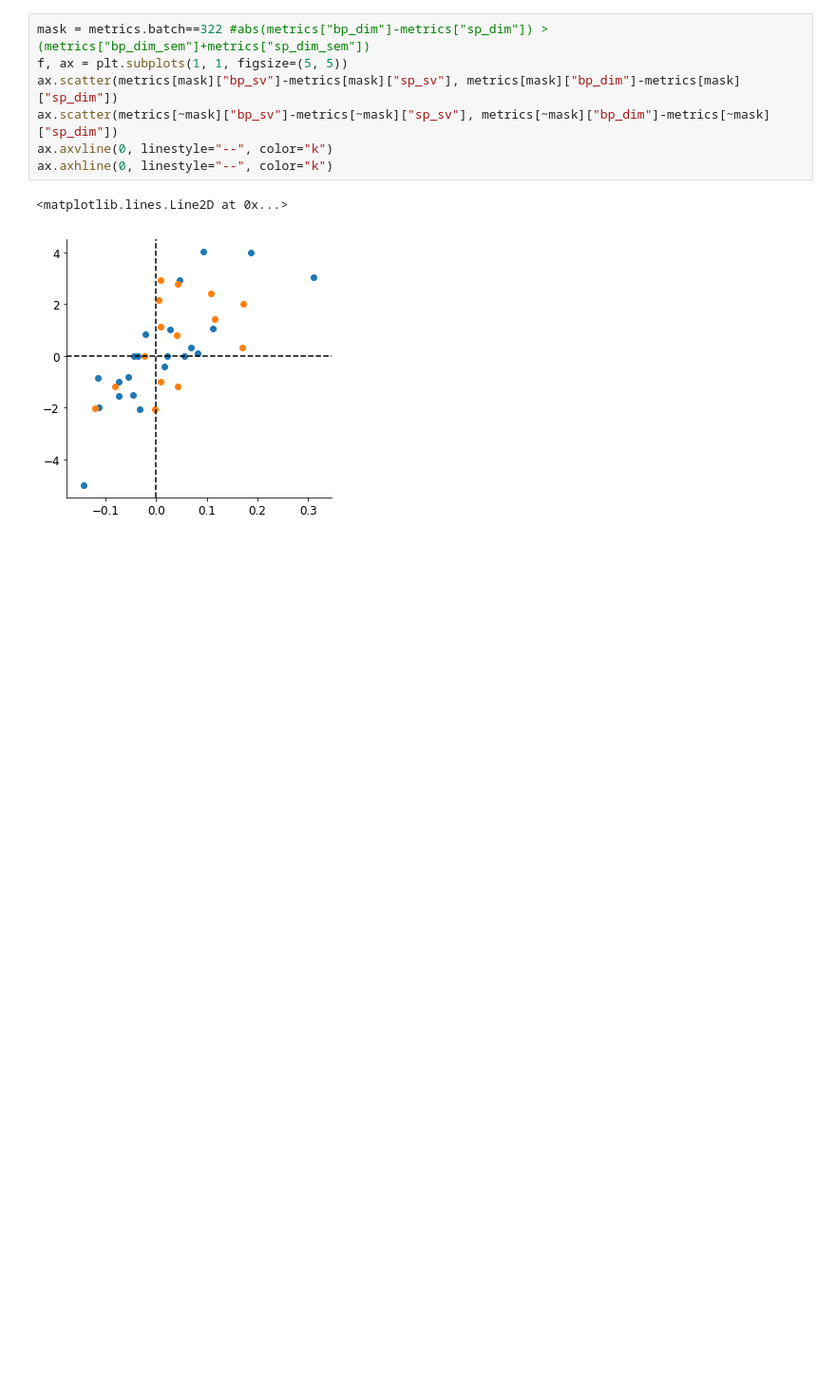
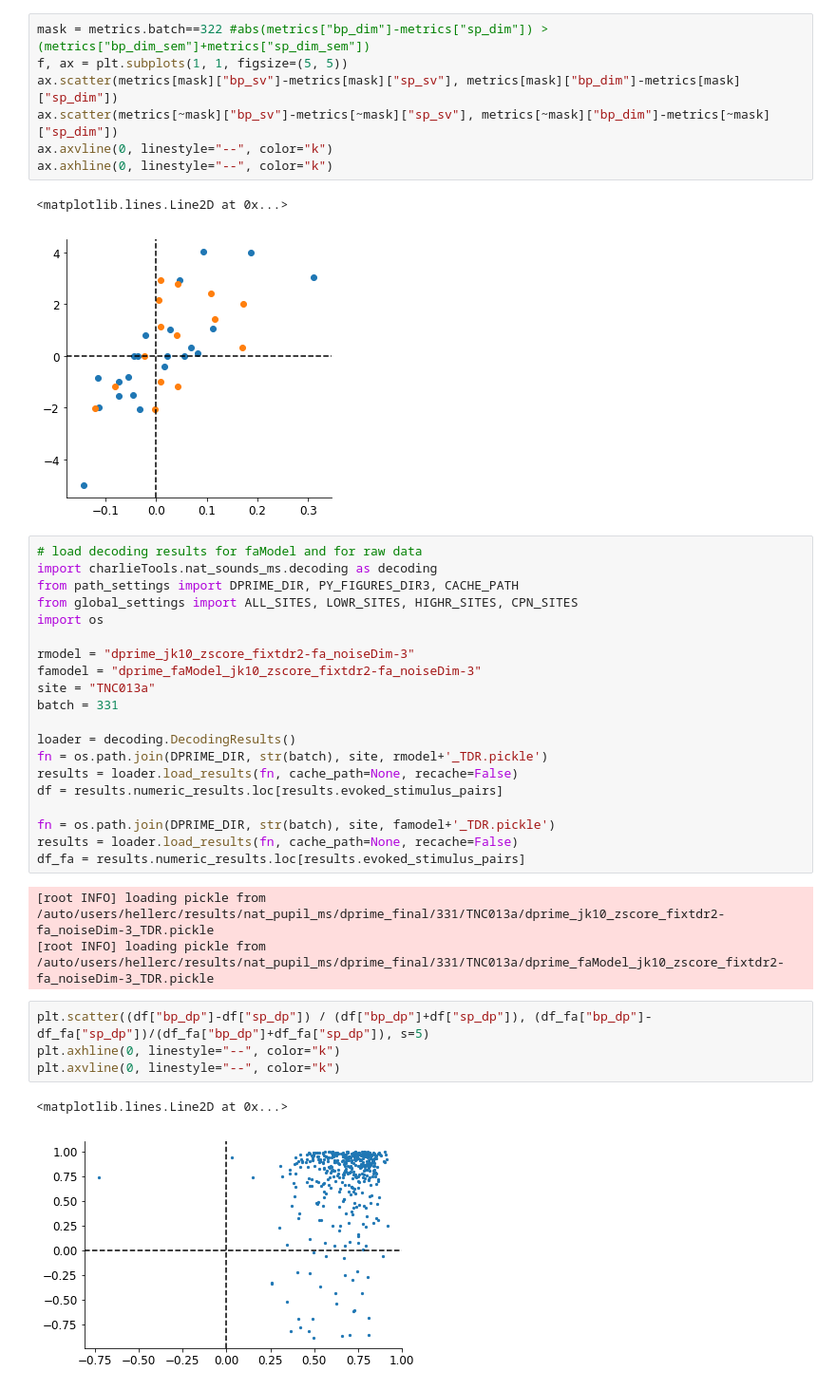
Before and after one commit to crheller/nat_pup_ms, a Jupyter notebook: FA/summary.ipynb, the cells around one changed output. Shown: that part at 95% size. Drawn from its saved outputs; the diff is of its cells as text; blank space fills up the shorter version.

```diff
--- a/FA/summary.ipynb
+++ b/FA/summary.ipynb
@@ -67,3 +67,33 @@ ax.axhline(0, linestyle="--", color="k")
 # %% [output]
 <matplotlib.lines.Line2D at 0x...>
 [figure]
+# %%
+# load decoding results for faModel and for raw data
+import charlieTools.nat_sounds_ms.decoding as decoding
+from path_settings import DPRIME_DIR, PY_FIGURES_DIR3, CACHE_PATH
+from global_settings import ALL_SITES, LOWR_SITES, HIGHR_SITES, CPN_SITES
+import os
+
+rmodel = "dprime_jk10_zscore_fixtdr2-fa_noiseDim-3"
+famodel = "dprime_faModel_jk10_zscore_fixtdr2-fa_noiseDim-3"
+site = "TNC013a"
+batch = 331
+
+loader = decoding.DecodingResults()
+fn = os.path.join(DPRIME_DIR, str(batch), site, rmodel+'_TDR.pickle')
+results = loader.load_results(fn, cache_path=None, recache=False)
+df = results.numeric_results.loc[results.evoked_stimulus_pairs]
+
+fn = os.path.join(DPRIME_DIR, str(batch), site, famodel+'_TDR.pickle')
+results = loader.load_results(fn, cache_path=None, recache=False)
+df_fa = results.numeric_results.loc[results.evoked_stimulus_pairs]
+# %% [output]
+[root INFO] loading pickle from /auto/users/hellerc/results/nat_pupil_ms/dprime_final/331/TNC013a/dprime_jk10_zscore_fixtdr2-fa_noiseDim-3_TDR.pickle
+[root INFO] loading pickle from /auto/users/hellerc/results/nat_pupil_ms/dprime_final/331/TNC013a/dprime_faModel_jk10_zscore_fixtdr2-fa_noiseDim-3_TDR.pickle
+# %%
+plt.scatter((df["bp_dp"]-df["sp_dp"]) / (df["bp_dp"]+df["sp_dp"]), (df_fa["bp_dp"]-df_fa["sp_dp"])/(df_fa["bp_dp"]+df_fa["sp_dp"]), s=5)
+plt.axhline(0, linestyle="--", color="k")
+plt.axvline(0, linestyle="--", color="k")
+# %% [output]
+<matplotlib.lines.Line2D at 0x...>
+[figure, added]
```
Also changed, not shown: parts of 1 cell of this notebook, 6 other files.
